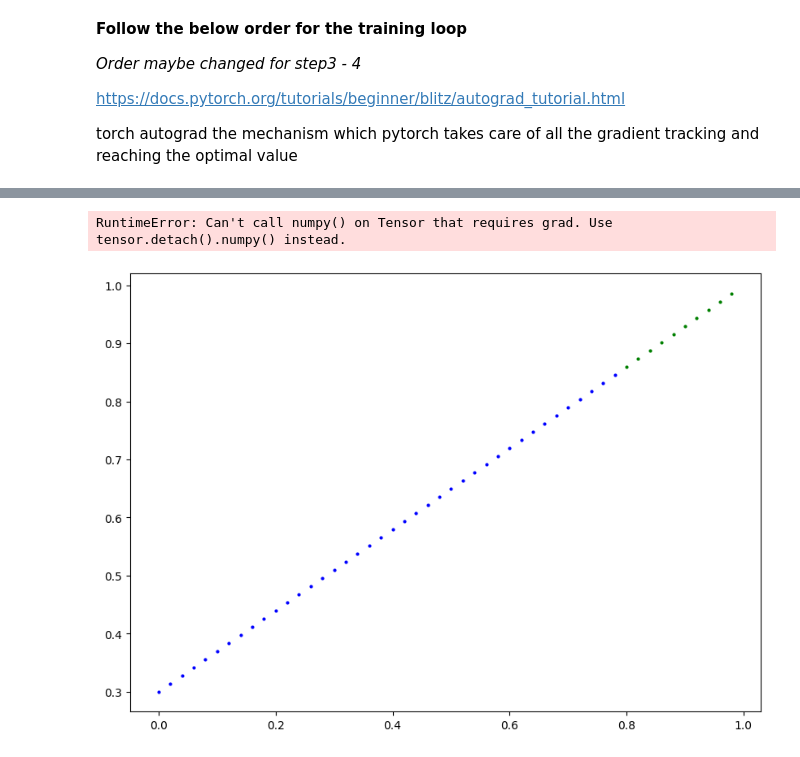
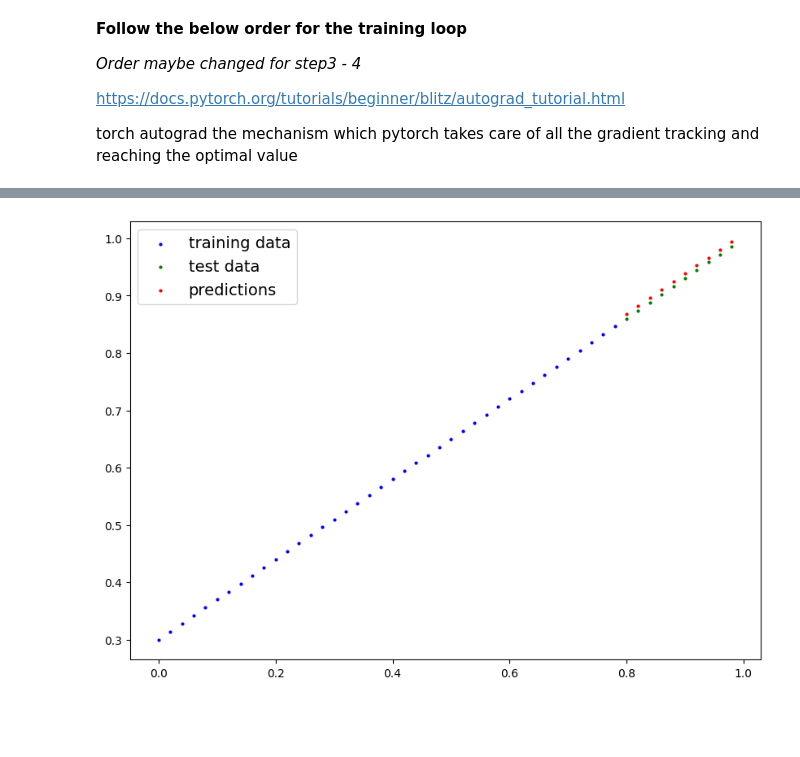
Before and after one commit to 5und4r/PyTorchExcercises, a Jupyter notebook: PytorchWorkflow.ipynb, the cells around one changed output, grey strips where cells are left out. Saved outputs shown, nothing was run; the diff lists cells and outputs as text; code cells hidden in the pictures; blank space fills up the shorter version.

```diff
--- a/PytorchWorkflow.ipynb
+++ b/PytorchWorkflow.ipynb
@@ -433,7 +434,12 @@ torch autograd the mechanism which pytorch takes care of all the gradient tracki
 # %%
 torch.manual_seed(42)
 # An epoch is one loop through the data (it is a hyperparameter)
-epochs = 1
+epochs = 200
+# Tracking different values (to compare future expirements to past expirements)
+epoch_count = []
+loss_values = []
+test_loss_values = []
+
 # 0. Loop throuch the data
 for epoch in range(epochs):
   # Set model to training mode
@@ -443,7 +449,7 @@ for epoch in range(epochs):
 
   # 2. Calculate the loss
   loss = loss_fn(y_preds, y_train) # predictions first and target nest
-  print(f"Loss : {loss}")
+  #print(f"Loss : {loss}")
   # 3. Optimizer zero grad
   optimizer.zero_grad() # makes the accumulated values to zero
   # 4. Perform back propogation wrt to the params of the model
@@ -452,7 +458,18 @@ for epoch in range(epochs):
   optimizer.step() # by default how the optimizer changes will accumulate through the loop so, we have to zero them above in step 3 for the next iteration of the loop.
 
   ### Testing
-  #model_0.eval() # Turns off the gradient tracking
+  model_0.eval() # Turns off the gradient tracking or it turns off settings which are not needed for testing/evaluation (dropout/batchnorm layers)
+  with torch.inference_mode(): # turns off gradient tracking and a couple more theings behind the scenes
+    #1. Forward pass
+    test_preds = model_0(X_test)
 
-  print(model_0.state_dict())
+    # 2. Calculate the loss
+    test_loss = loss_fn(test_preds, y_test)
+  # 3. Print out what is happening
+  if epoch % 10 == 0:
+   epoch_count.append(epoch)
+   loss_values.append(loss)
+   test_loss_values.append(test_loss)
+   print(f"Epoch : {epoch} | Loss : {loss} | Test Loss: {test_loss}")
+   print(model_0.state_dict())
 # %% [output]
@@ -469,5 +561,4 @@ with torch.inference_mode():
 # %%
-plot_predictions(predictions=y_preds)
+plot_predictions(predictions=y_new_preds);
 # %% [output]
-RuntimeError: Can't call numpy() on Tensor that requires grad. Use tensor.detach().numpy() instead.
-[figure, old version]
+[figure, new version]
```
Also changed, not shown: parts of 9 cells of this notebook.
